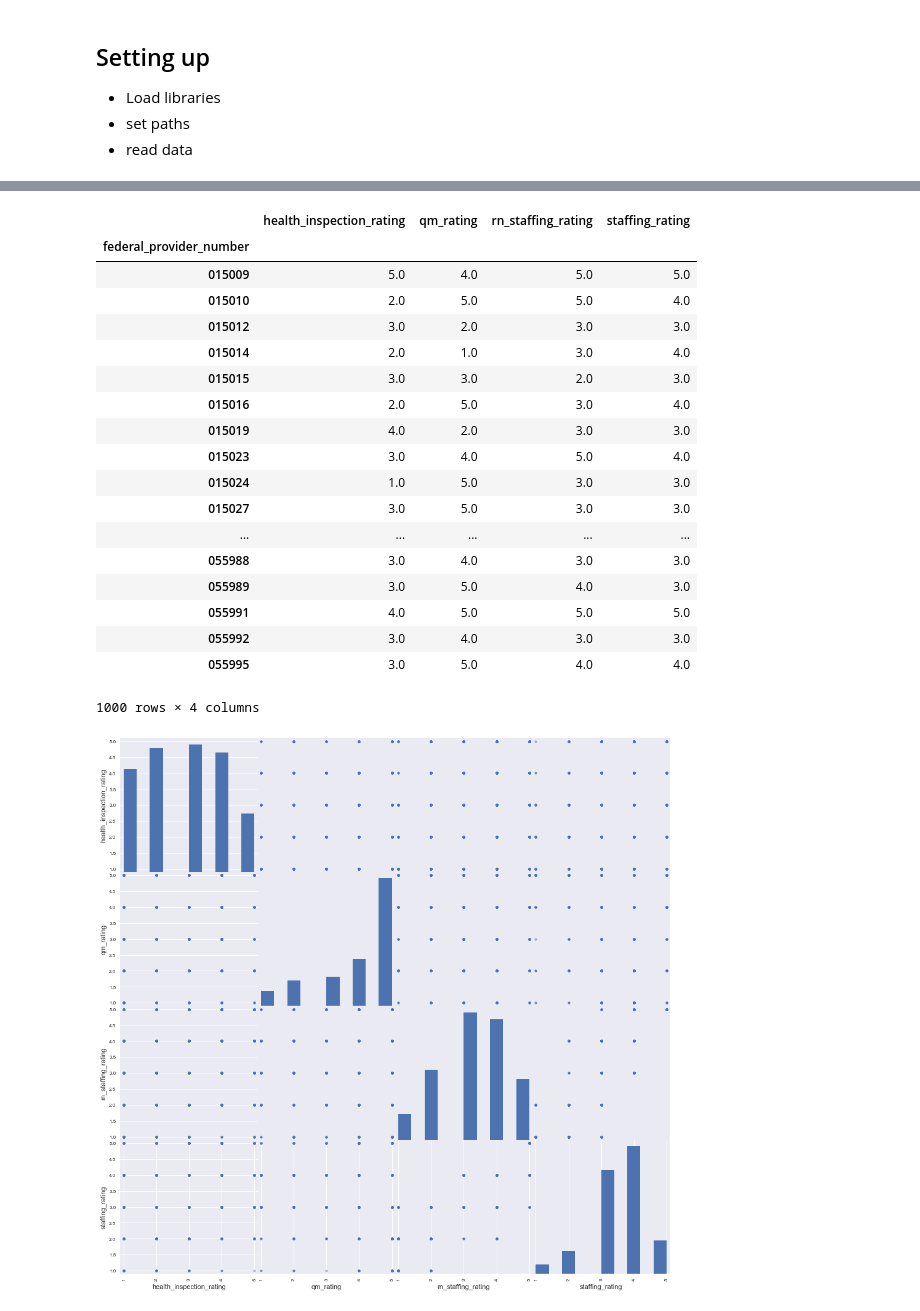
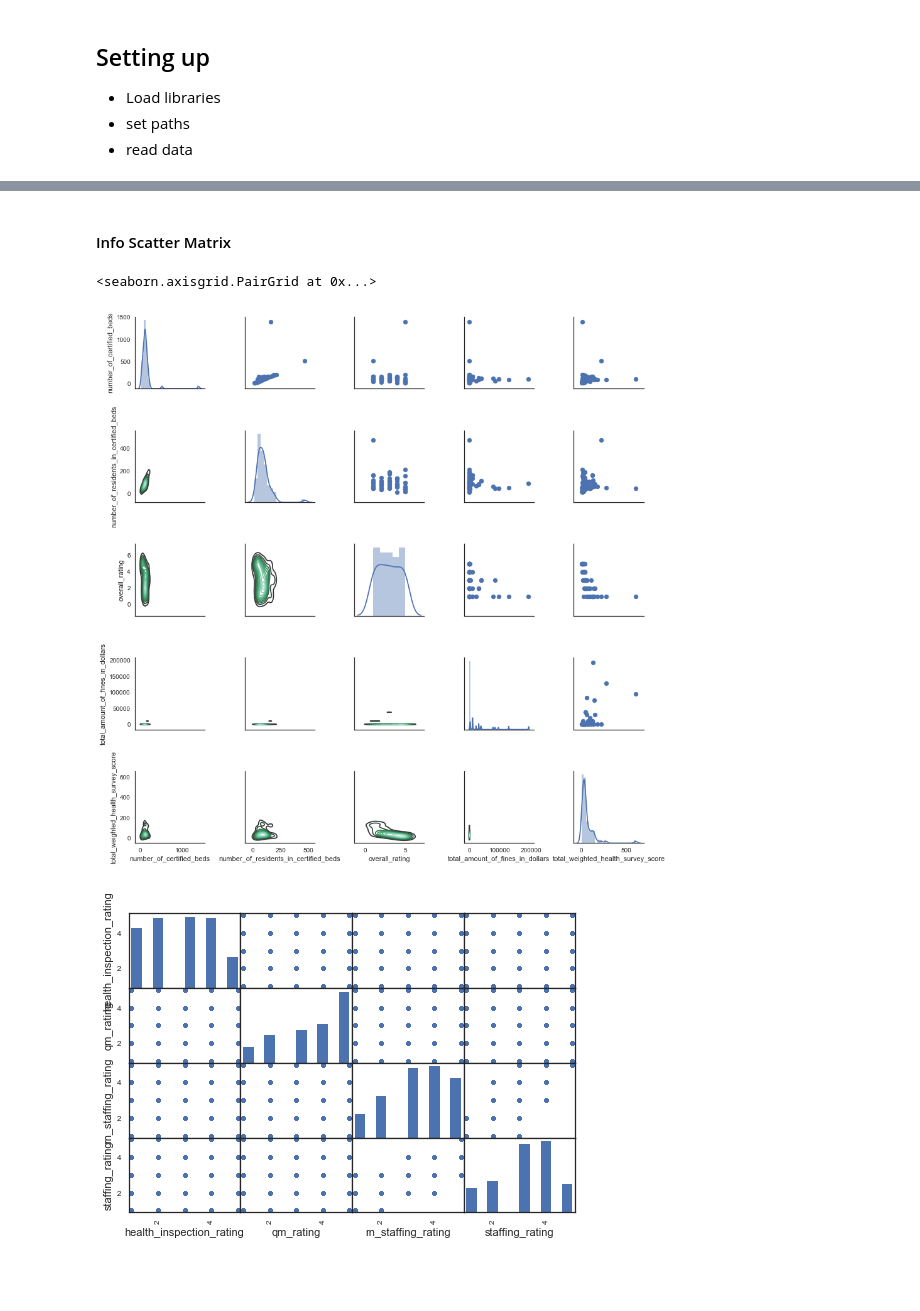
Before and after one commit to chrisgian/SB7.2-Exploratory-Data-Analysis-Using-Medicare-Data, a Jupyter notebook: Exploratory Analysis.ipynb, the cells around one changed output, grey strips where cells are left out. Drawn from its saved outputs; the diff is of its cells as text; code cells hidden in the pictures; blank space fills up the shorter version.

```diff
--- a/Exploratory Analysis.ipynb
+++ b/Exploratory Analysis.ipynb
@@ -32,6 +32,7 @@ import pandas as pd
 import numpy as np
 import seaborn as sns
 import matplotlib as plt
+
 %matplotlib inline
 
 # Read Provider
@@ -46,18 +47,18 @@ info = pd.read_json(info+info_cols).set_index('federal_provider_number').sort_in
 # Read Penalty
 fines = 'https://data.medicare.gov/resource/im9k-ugyp.json?$select='
 fines_cols = pd.Series(['federal_provider_number','penalty_date','penalty_type','fine_amount']).str.cat(sep = ',')
-fines = pd.read_json(fines+fines_cols).set_index('federal_provider_number').sort_index()
+# fines = pd.read_json(fines+fines_cols).set_index('federal_provider_number').sort_index()
 
 # Read MDS
 mds = 'https://data.medicare.gov/resource/adup-8cbx.json?$select='
 mds_cols = pd.Series([
     'federal_provider_number',
-    'measure_code',
-    'measure_description','resident_type',
+    #'measure_code',
+    #'measure_description','resident_type',
     'three_quarter_average']).str.cat(sep = ',')
 mds = pd.read_json(mds + mds_cols).set_index('federal_provider_number').sort_index()
 
 # Read Star
 star = 'https://data.medicare.gov/resource/ax9d-vq6k.json?$select='
 star_cols = pd.Series(['federal_provider_number','health_inspection_rating','qm_rating','staffing_rating','rn_staffing_rating']).str.cat(sep = ',')
-star = pd.read_json(star+star_cols).set_index('federal_provider_number').sort_index()
+star = pd.read_json(star+star_cols+'&$limit=50000').set_index('federal_provider_number').sort_index()
@@ -94,24 +100,21 @@ _ = pd.tools.plotting.scatter_matrix(to_scatter_matrix)
+# %% [markdown]
+#### Info Scatter Matrix
+# %%
+# http://seaborn.pydata.org/examples/pair_grid_with_kde.html
+plt.pylab.rcParams['figure.figsize'] = (16, 16)
+
+sns.set(style="white")
+
+df = to_scatter_matrix
+
+g = sns.PairGrid(df, diag_sharey=False)
+g.map_lower(sns.kdeplot,)
+g.map_upper(plt.pyplot.scatter)
+g.map_diag(sns.distplot)
+# %% [output]
+<seaborn.axisgrid.PairGrid at 0x...>
+[figure, added]
 # %%
-pd.tools.plotting.scatter_matrix(star)
-stars
+_ = pd.tools.plotting.scatter_matrix(star)
 # %% [output]
-|  | health_inspection_rating | qm_rating | rn_staffing_rating | staffing_rating |
-| federal_provider_number |  |  |  |  |
-| 015009 | 5.0 | 4.0 | 5.0 | 5.0 |
-| 015010 | 2.0 | 5.0 | 5.0 | 4.0 |
-| 015012 | 3.0 | 2.0 | 3.0 | 3.0 |
-| 015014 | 2.0 | 1.0 | 3.0 | 4.0 |
-| 015015 | 3.0 | 3.0 | 2.0 | 3.0 |
-| 015016 | 2.0 | 5.0 | 3.0 | 4.0 |
-| 015019 | 4.0 | 2.0 | 3.0 | 3.0 |
-| 015023 | 3.0 | 4.0 | 5.0 | 4.0 |
-| 015024 | 1.0 | 5.0 | 3.0 | 3.0 |
-| 015027 | 3.0 | 5.0 | 3.0 | 3.0 |
-| ... | ... | ... | ... | ... |
-| 055988 | 3.0 | 4.0 | 3.0 | 3.0 |
-| 055989 | 3.0 | 5.0 | 4.0 | 3.0 |
-| 055991 | 4.0 | 5.0 | 5.0 | 5.0 |
-| 055992 | 3.0 | 4.0 | 3.0 | 3.0 |
-| 055995 | 3.0 | 5.0 | 4.0 | 4.0 |
-1000 rows × 4 columns
-[figure, old version]
+[figure, new version]
```
Also changed, not shown: parts of 16 cells of this notebook.
